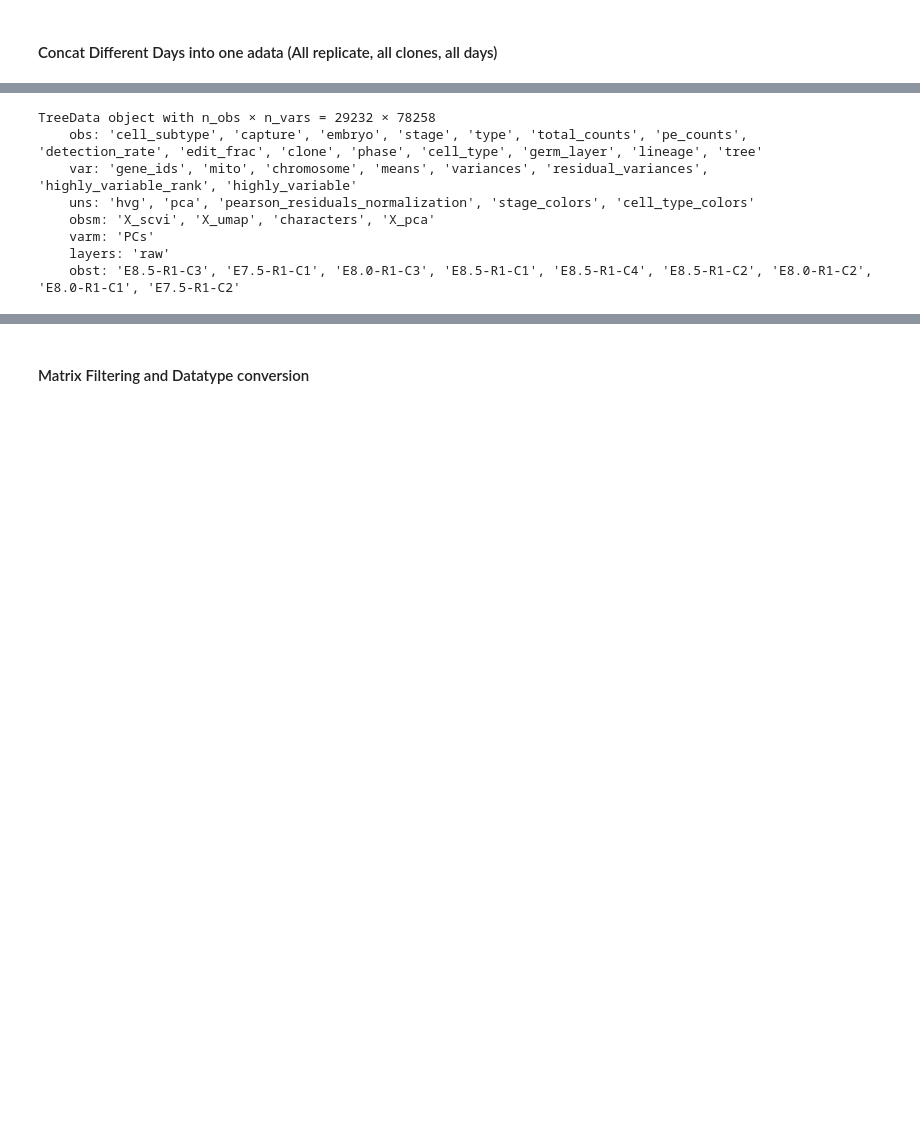
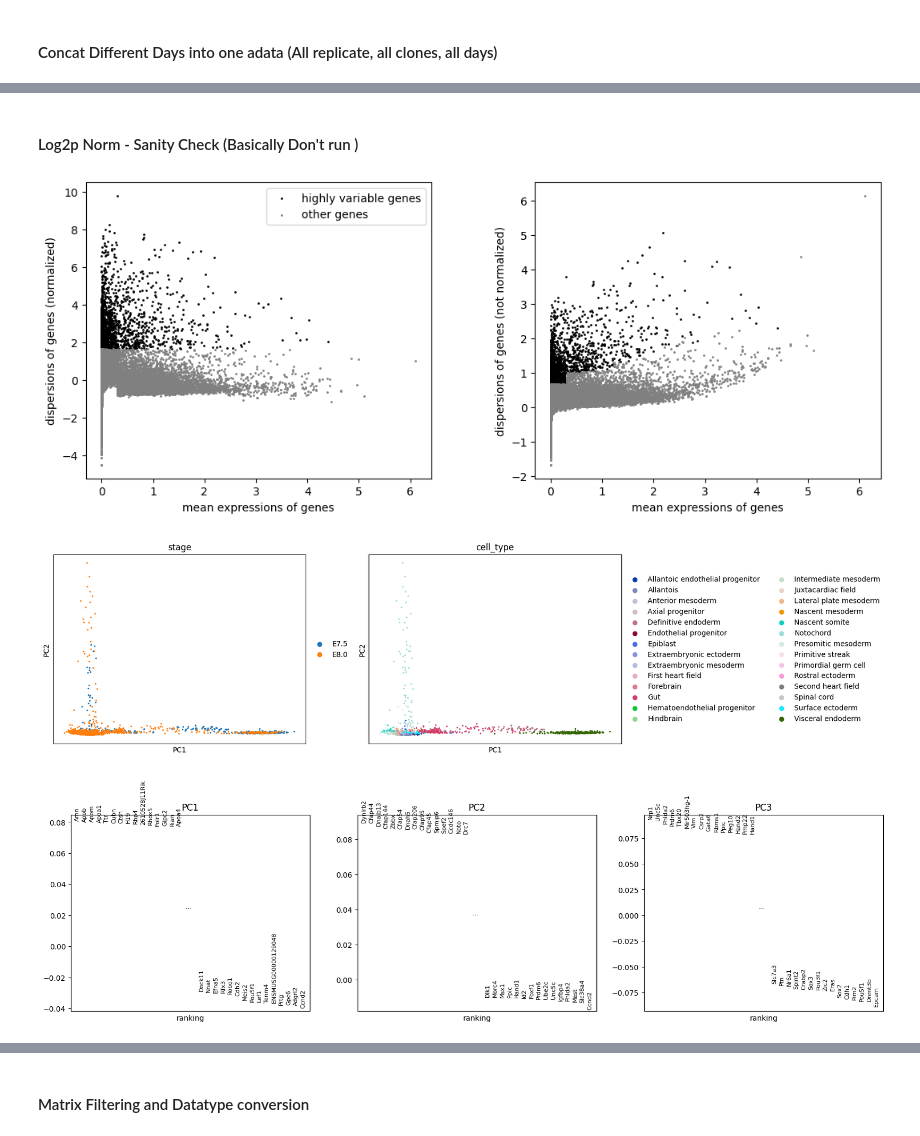
Before and after one commit to Oiya861028/Lineage_Tree_Construction, a Jupyter notebook: Moslin/Notebooks/run_moslin.ipynb, the cells around one changed output, grey strips where cells are left out. Cells and saved outputs as stored; diff of their text form; code cells hidden in the pictures; blank space fills up the shorter version.

Commit message:
ran test trial moslin lineage problem solver

```diff
--- a/Moslin/Notebooks/run_moslin.ipynb
+++ b/Moslin/Notebooks/run_moslin.ipynb
@@ -138,11 +131,17 @@ sc.pl.pca_overview(merged_tdata, color = ["stage", "cell_type"])
+# %% [markdown]
+#### Log2p Norm - Sanity Check (Basically Don't run )
 # %%
-merged_tdata
+sc.pp.normalize_total(merged_tdata)
+sc.pp.log1p(merged_tdata)
+sc.pp.highly_variable_genes(merged_tdata, n_top_genes=2000)
+sc.pl.highly_variable_genes(merged_tdata, show=True)
+
+sc.pp.scale(merged_tdata) # Centered around 0
+
+sc.pp.pca(merged_tdata, random_state=0, use_highly_variable=True)
+
+sc.pl.pca_overview(merged_tdata, color=["stage", "cell_type"])
 # %% [output]
-TreeData object with n_obs × n_vars = 29232 × 78258
-    obs: 'cell_subtype', 'capture', 'embryo', 'stage', 'type', 'total_counts', 'pe_counts', 'detection_rate', 'edit_frac', 'clone', 'phase', 'cell_type', 'germ_layer', 'lineage', 'tree'
-    var: 'gene_ids', 'mito', 'chromosome', 'means', 'variances', 'residual_variances', 'highly_variable_rank', 'highly_variable'
-    uns: 'hvg', 'pca', 'pearson_residuals_normalization', 'stage_colors', 'cell_type_colors'
-    obsm: 'X_scvi', 'X_umap', 'characters', 'X_pca'
-    varm: 'PCs'
-    layers: 'raw'
-    obst: 'E8.5-R1-C3', 'E7.5-R1-C1', 'E8.0-R1-C3', 'E8.5-R1-C1', 'E8.5-R1-C4', 'E8.5-R1-C2', 'E8.0-R1-C2', 'E8.0-R1-C1', 'E7.5-R1-C2'
+[figure, added]
+[figure, added]
+[figure, added]
```
Also changed, not shown: parts of 23 cells of this notebook.
